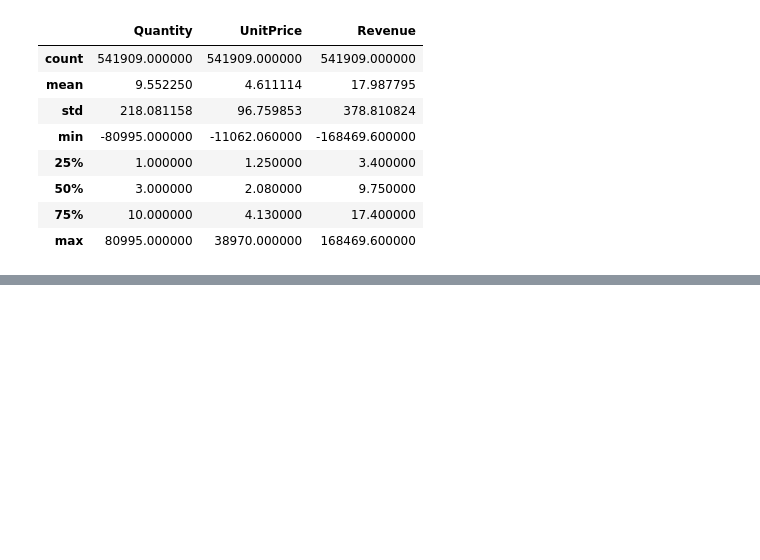
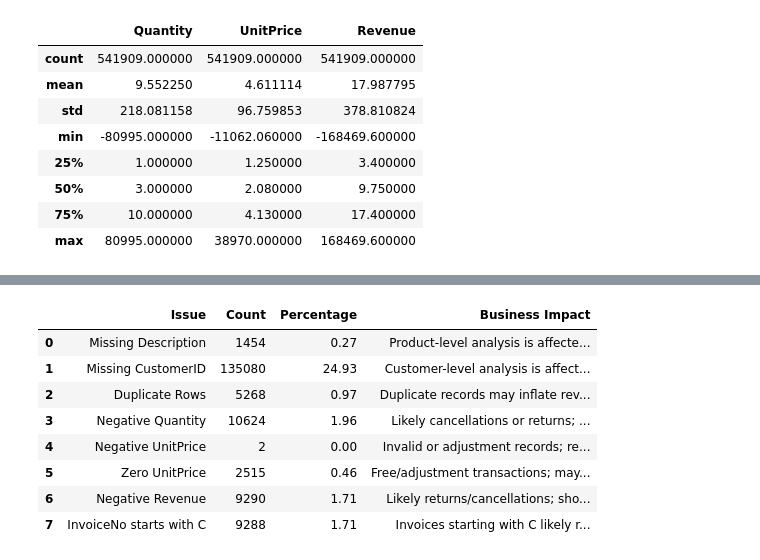
Before and after one commit to FawadUlHassan/sales-cleanup-executive-dashboard, a Jupyter notebook: notebooks/01_data_inspection.ipynb, the cells around one changed output, grey strips where cells are left out. Saved outputs shown, nothing was run; the diff lists cells and outputs as text; code cells hidden in the pictures; blank space fills up the shorter version.

```diff
--- a/notebooks/01_data_inspection.ipynb
+++ b/notebooks/01_data_inspection.ipynb
@@ -105,0 +112,29 @@ df[df["Revenue"] < 0].head()
+# %%
+total_rows = len(df)
+
+quality_summary = pd.DataFrame({
+    "Issue": [
+        "Missing Description",
+        "Missing CustomerID",
+        "Duplicate Rows",
+        "Negative Quantity",
+        "Negative UnitPrice",
+        "Zero UnitPrice",
+        "Negative Revenue",
+        "InvoiceNo starts with C"
+    ],
+    "Count": [
+        df["Description"].isna().sum(),
+        df["CustomerID"].isna().sum(),
+        df.duplicated().sum(),
+        (df["Quantity"] < 0).sum(),
+        (df["UnitPrice"] < 0).sum(),
+        (df["UnitPrice"] == 0).sum(),
+        (df["Revenue"] < 0).sum(),
+        df["InvoiceNo"].astype(str).str.startswith("C").sum()
+    ]
+})
+
+quality_summary["Percentage"] = round((quality_summary["Count"] / total_rows) * 100, 2)
+
+quality_summary
@@ -105,0 +151,23 @@ df[df["Revenue"] < 0].head()
+# %%
+quality_summary["Business Impact"] = [
+    "Product-level analysis is affected because item description is missing.",
+    "Customer-level analysis is affected because customer identity is missing.",
+    "Duplicate records may inflate revenue, order count, and quantity sold.",
+    "Likely cancellations or returns; should not be mixed with normal sales.",
+    "Invalid or adjustment records; requires investigation before KPI calculation.",
+    "Free/adjustment transactions; may distort average price and revenue analysis.",
+    "Likely returns/cancellations; should be separated from positive sales revenue.",
+    "Invoices starting with C likely represent cancellations."
+]
+
+quality_summary
+# %% [output]
+|  | Issue | Count | Percentage | Business Impact |
+| 0 | Missing Description | 1454 | 0.27 | Product-level analysis is affecte... |
+| 1 | Missing CustomerID | 135080 | 24.93 | Customer-level analysis is affect... |
+| 2 | Duplicate Rows | 5268 | 0.97 | Duplicate records may inflate rev... |
+| 3 | Negative Quantity | 10624 | 1.96 | Likely cancellations or returns; ... |
+| 4 | Negative UnitPrice | 2 | 0.00 | Invalid or adjustment records; re... |
+| 5 | Zero UnitPrice | 2515 | 0.46 | Free/adjustment transactions; may... |
+| 6 | Negative Revenue | 9290 | 1.71 | Likely returns/cancellations; sho... |
+| 7 | InvoiceNo starts with C | 9288 | 1.71 | Invoices starting with C likely r... |
```
Also changed, not shown: parts of 5 cells of this notebook, 1 other file.
